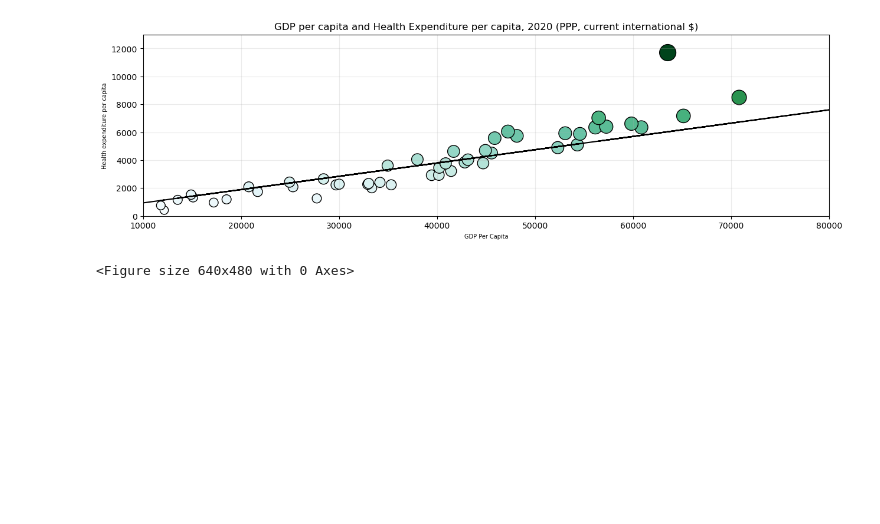
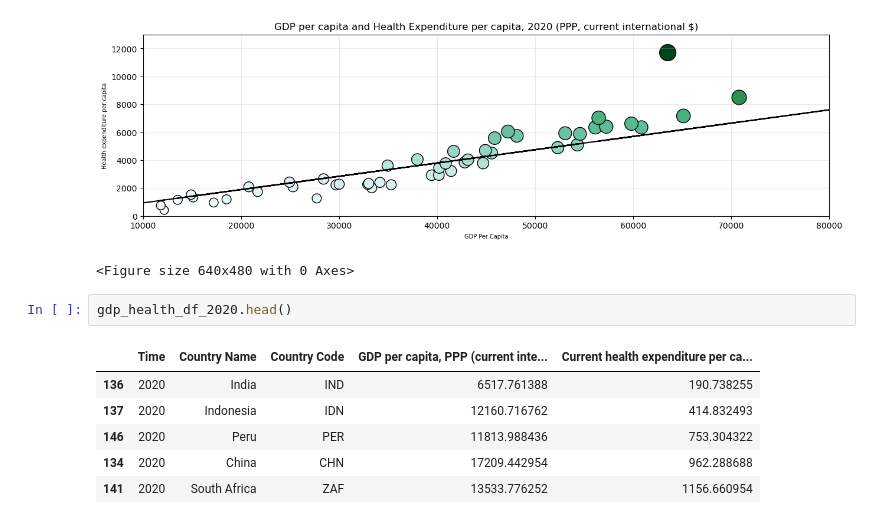
Before and after one commit to doakesbacon/Project1, a Jupyter notebook: GdpAndHealthExpenditure_scatter.ipynb, the cells around one changed output. Drawn from its saved outputs; the diff is of its cells as text; blank space fills up the shorter version.

```diff
--- a/GdpAndHealthExpenditure_scatter.ipynb
+++ b/GdpAndHealthExpenditure_scatter.ipynb
@@ -150,3 +151,12 @@ plt.savefig('Output/gdp_health_exp_scatter.pdf')
 # %% [output]
 [figure]
 <Figure size 640x480 with 0 Axes>
+# %%
+gdp_health_df_2020.head()
+# %% [output]
+|  | Time | Country Name | Country Code | GDP per capita, PPP (current inte... | Current health expenditure per ca... |
+| 136 | 2020 | India | IND | 6517.761388 | 190.738255 |
+| 137 | 2020 | Indonesia | IDN | 12160.716762 | 414.832493 |
+| 146 | 2020 | Peru | PER | 11813.988436 | 753.304322 |
+| 134 | 2020 | China | CHN | 17209.442954 | 962.288688 |
+| 141 | 2020 | South Africa | ZAF | 13533.776252 | 1156.660954 |
```
Also changed, not shown: parts of 2 cells of this notebook, 1 other file.
